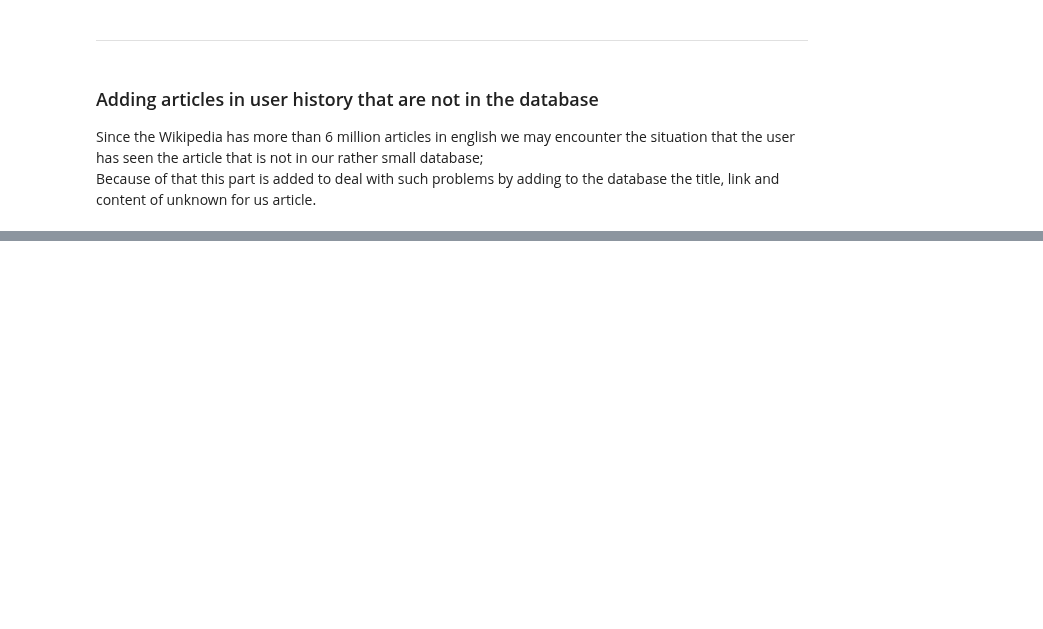
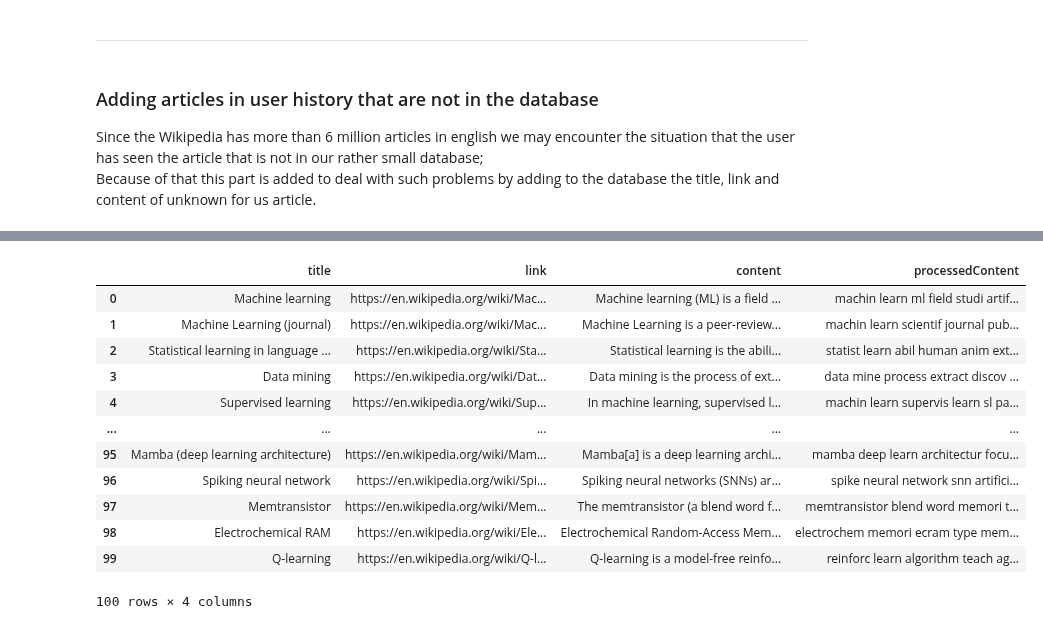
Before and after one commit to mmartyna123/InformationRetrieval, a Jupyter notebook: Project_Wiki/wiki_working_version.ipynb, the cells around one changed output, grey strips where cells are left out. Cells and saved outputs as stored; diff of their text form; code cells hidden in the pictures; blank space fills up the shorter version.

```diff
--- a/Project_Wiki/wiki_working_version.ipynb
+++ b/Project_Wiki/wiki_working_version.ipynb
@@ -377,0 +468,16 @@ recommendations
+# %%
+df
+# %% [output]
+|  | title | link | content | processedContent |
+| 0 | Machine learning | https://en.wikipedia.org/wiki/Mac... | Machine learning (ML) is a field ... | machin learn ml field studi artif... |
+| 1 | Machine Learning (journal) | https://en.wikipedia.org/wiki/Mac... | Machine Learning is a peer-review... | machin learn scientif journal pub... |
+| 2 | Statistical learning in language ... | https://en.wikipedia.org/wiki/Sta... | Statistical learning is the abili... | statist learn abil human anim ext... |
+| 3 | Data mining | https://en.wikipedia.org/wiki/Dat... | Data mining is the process of ext... | data mine process extract discov ... |
+| 4 | Supervised learning | https://en.wikipedia.org/wiki/Sup... | In machine learning, supervised l... | machin learn supervis learn sl pa... |
+| ... | ... | ... | ... | ... |
+| 95 | Mamba (deep learning architecture) | https://en.wikipedia.org/wiki/Mam... | Mamba[a] is a deep learning archi... | mamba deep learn architectur focu... |
+| 96 | Spiking neural network | https://en.wikipedia.org/wiki/Spi... | Spiking neural networks (SNNs) ar... | spike neural network snn artifici... |
+| 97 | Memtransistor | https://en.wikipedia.org/wiki/Mem... | The memtransistor (a blend word f... | memtransistor blend word memori t... |
+| 98 | Electrochemical RAM | https://en.wikipedia.org/wiki/Ele... | Electrochemical Random-Access Mem... | electrochem memori ecram type mem... |
+| 99 | Q-learning | https://en.wikipedia.org/wiki/Q-l... | Q-learning is a model-free reinfo... | reinforc learn algorithm teach ag... |
+100 rows × 4 columns
```
Also changed, not shown: parts of 21 cells of this notebook.
